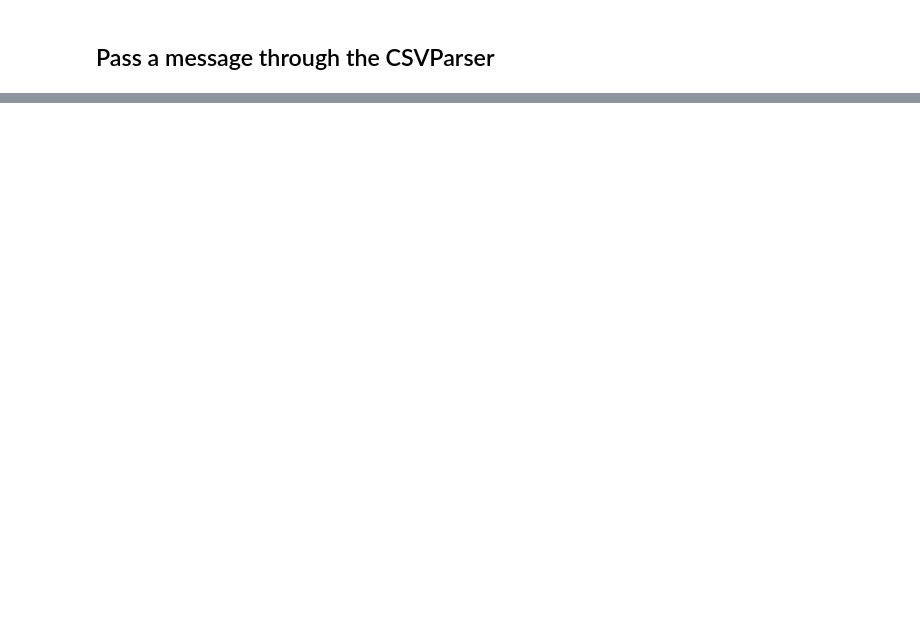
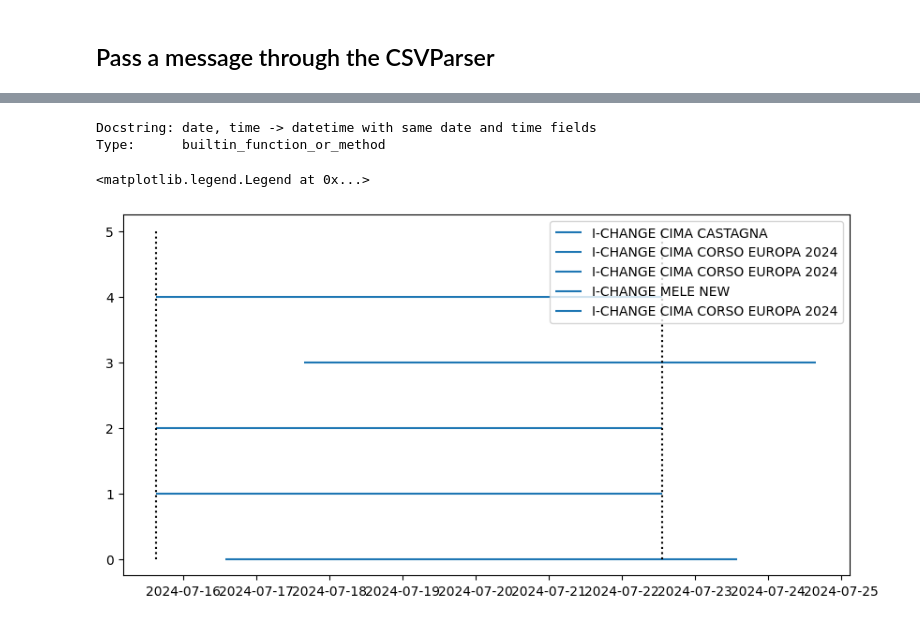
Before and after one commit to ecmwf/IonBeam, a Jupyter notebook: notebooks/testing/debug_source.ipynb, the cells around one changed output, grey strips where cells are left out. Cells and saved outputs as stored; diff of their text form; code cells hidden in the pictures; blank space fills up the shorter version.

```diff
--- a/notebooks/testing/debug_source.ipynb
+++ b/notebooks/testing/debug_source.ipynb
@@ -255,3 +333,8 @@ def pump_through(action, messages):
            for out_msg in action.process(in_msg)]
 
 parsed_messages = pump_through(csv_parser, raw_messages)
+# %%
+datetime.combine??
+# %% [output]
+Docstring: date, time -> datetime with same date and time fields
+Type:      builtin_function_or_method
@@ -258,12 +347,15 @@ parsed_messages = pump_through(csv_parser, raw_messages)
 # %%
 
 f, ax1 = plt.subplots(figsize = [10,5])
 for i, m in enumerate(parsed_messages):
     t = m.data.time
     start, end = m.data.time.min(), m.data.time.max()
-    ax1.hlines(y = i, xmin = start, xmax = end, label = m.data.station_id.iloc[0])
+    ax1.hlines(y = i, xmin = start, xmax = end, label = m.data.station_name.iloc[0])
     # print(start, end)
 
 ax1.vlines(x = [start, end], ymin = 0, ymax = len(parsed_messages), linestyle = "dotted", color = "k")
 ax1.legend()
+# %% [output]
+<matplotlib.legend.Legend at 0x...>
+[figure, added]
 # %%
```
Also changed, not shown: parts of 17 cells of this notebook, 5 other files.
